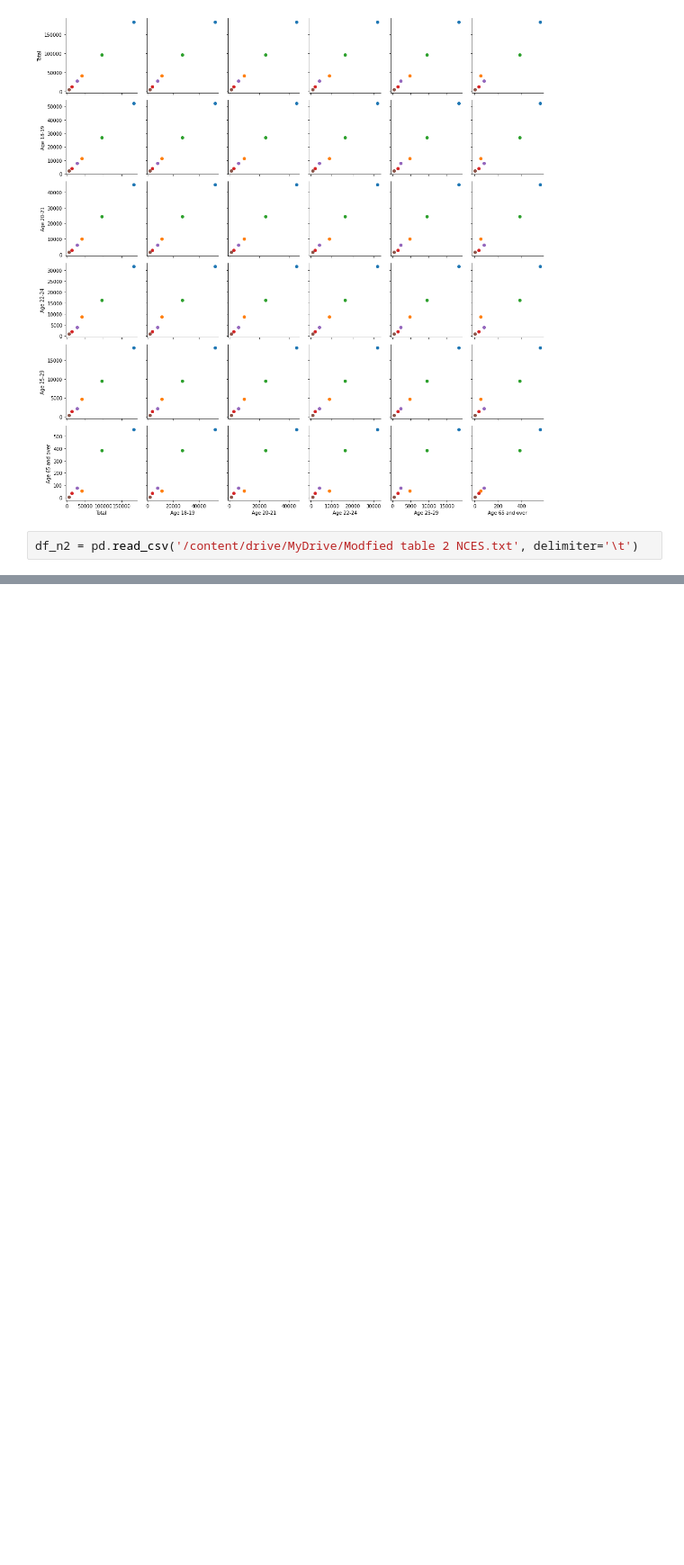
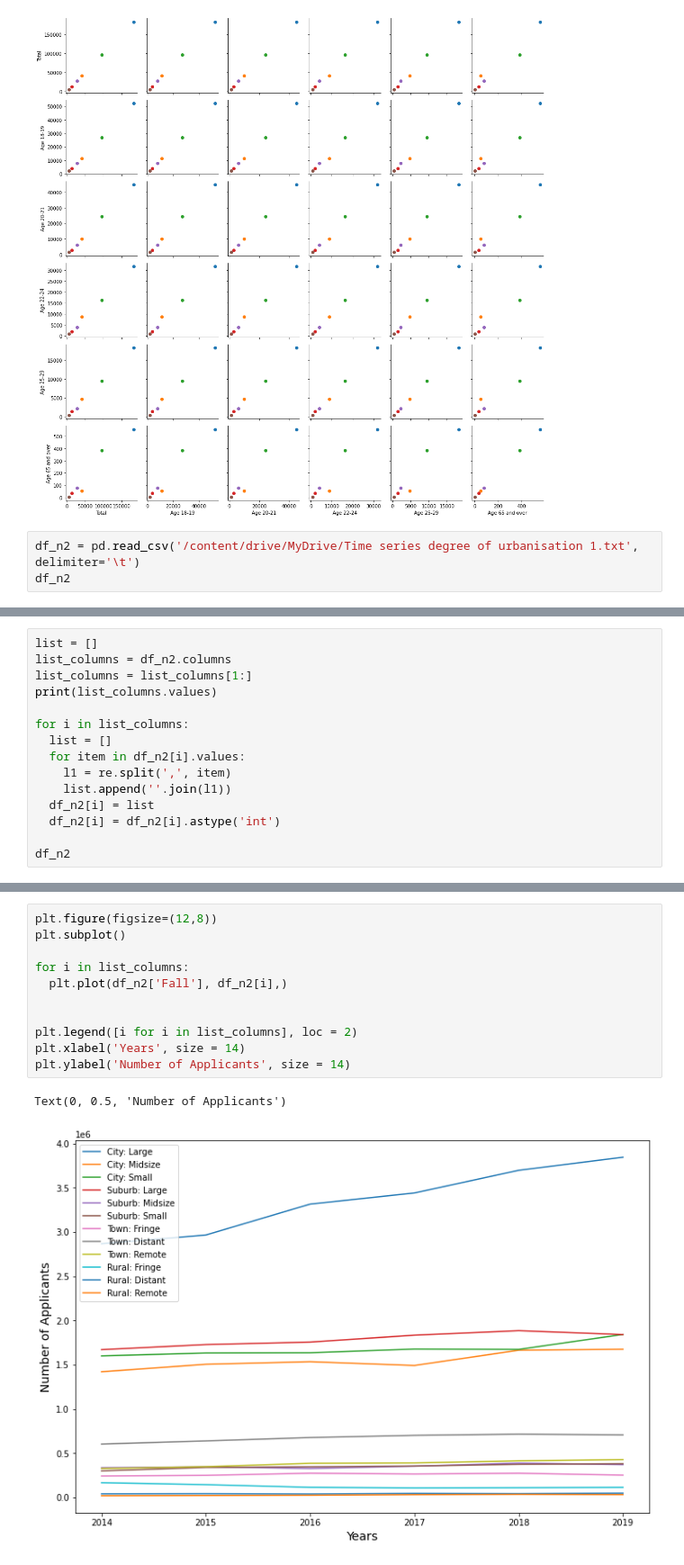
Before and after one commit to Vineet2107/HSO201_CourseProject, a Jupyter notebook: HSO_Arush.ipynb, the cells around one changed output, grey strips where cells are left out. Shown: that part at 90% size. Cells and saved outputs as stored; diff of their text form; blank space fills up the shorter version.

```diff
--- a/HSO_Arush.ipynb
+++ b/HSO_Arush.ipynb
@@ -300,4 +300,5 @@ data_plot.map(plt.scatter)
 <seaborn.axisgrid.PairGrid at 0x...>
 [figure]
 # %%
-df_n2 = pd.read_csv('/content/drive/MyDrive/Modfied table 2 NCES.txt', delimiter='\t')
+df_n2 = pd.read_csv('/content/drive/MyDrive/Time series degree of urbanisation 1.txt', delimiter='\t')
+df_n2
@@ -321,0 +313,15 @@ df_n2
+# %%
+list = []
+list_columns = df_n2.columns
+list_columns = list_columns[1:]
+print(list_columns.values)
+
+for i in list_columns:
+  list = []
+  for item in df_n2[i].values:
+    l1 = re.split(',', item)
+    list.append(''.join(l1))
+  df_n2[i] = list
+  df_n2[i] = df_n2[i].astype('int')
+
+df_n2
@@ -321,0 +339,14 @@ df_n2
+# %%
+plt.figure(figsize=(12,8))
+plt.subplot()
+
+for i in list_columns:
+  plt.plot(df_n2['Fall'], df_n2[i],)
+
+
+plt.legend([i for i in list_columns], loc = 2)
+plt.xlabel('Years', size = 14)
+plt.ylabel('Number of Applicants', size = 14)
+# %% [output]
+Text(0, 0.5, 'Number of Applicants')
+[figure, added]
```
Also changed, not shown: parts of 3 cells of this notebook.
